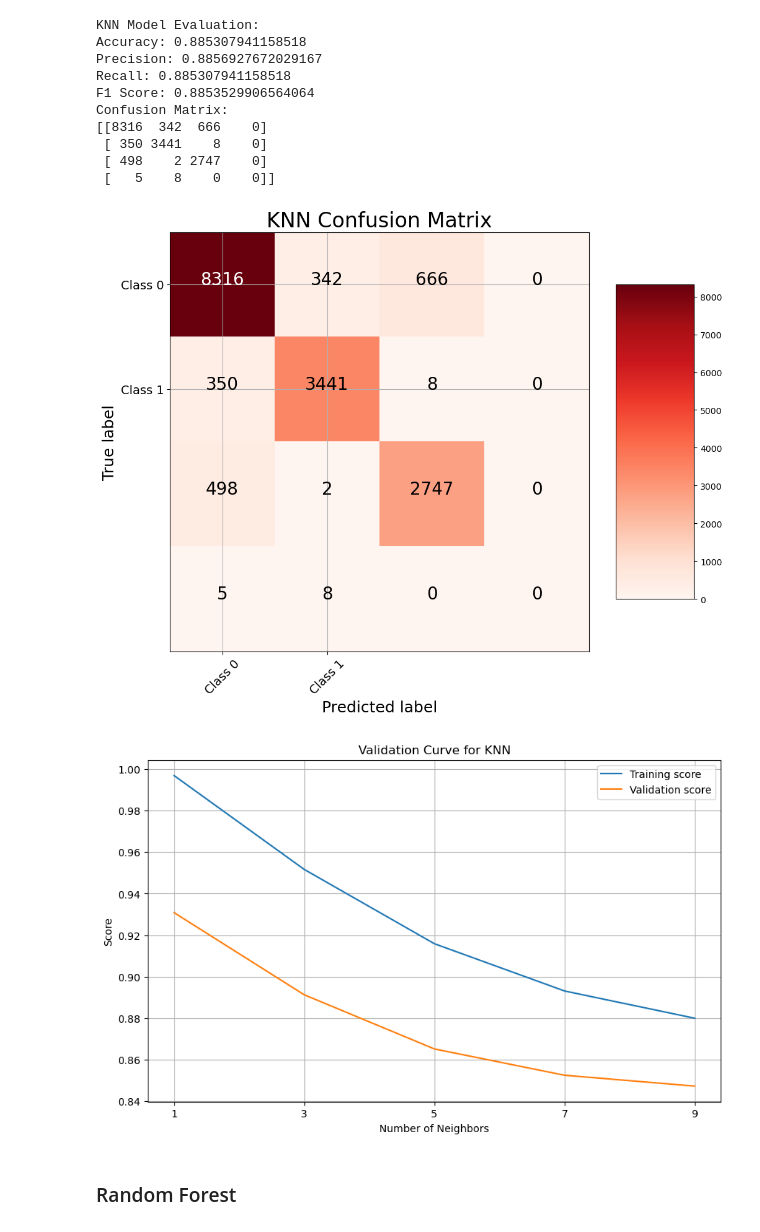
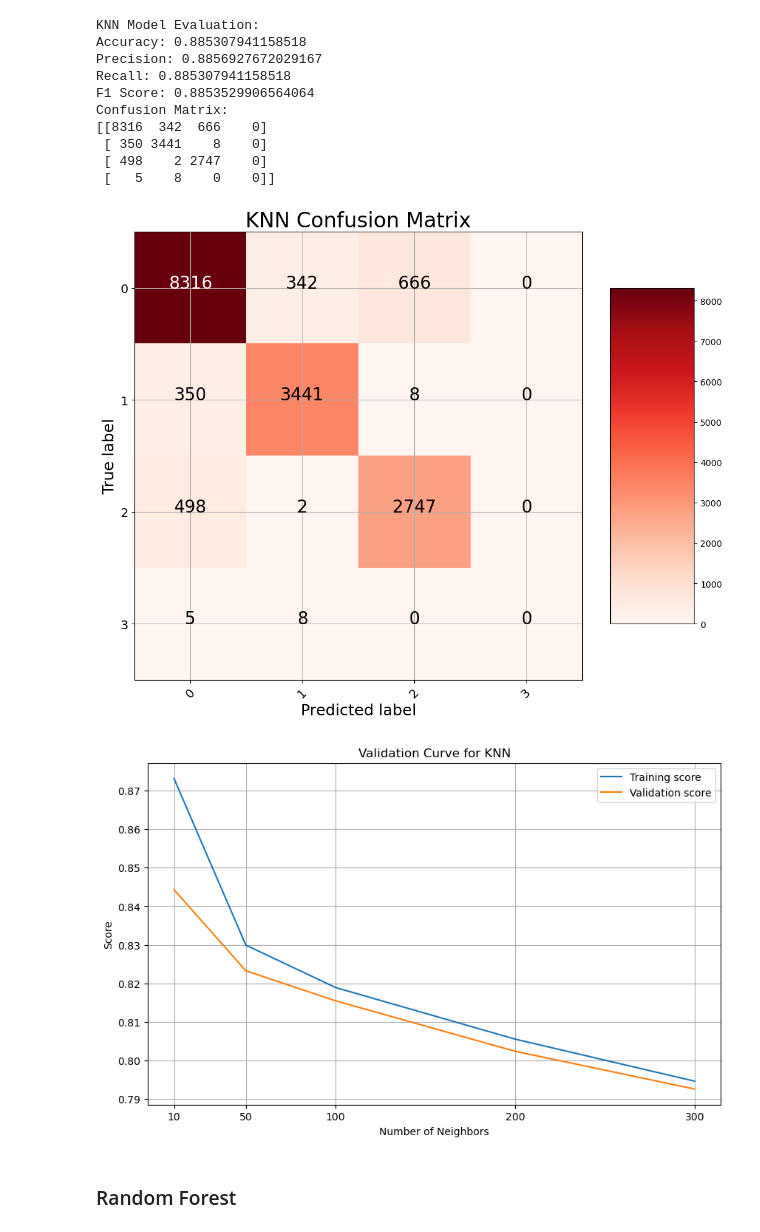
Before and after one commit to tamirisrd/ML_CA1, a Jupyter notebook: TamirisRodriguesDuarte_ML_CA1.ipynb, the cells around one changed output. Drawn from its saved outputs; the diff is of its cells as text; code cells hidden in the pictures.

```diff
--- a/TamirisRodriguesDuarte_ML_CA1.ipynb
+++ b/TamirisRodriguesDuarte_ML_CA1.ipynb
@@ -250,42 +280,44 @@ Confusion Matrix:
  [ 498    2 2747    0]
  [   5    8    0    0]]
 # %%
+# KNN Confusion matrix
+
 def plot_confusion_matrix(cm, classes,
                           normalize=False,
                           title='Confusion matrix',
                           cmap=plt.cm.Reds):
     plt.figure(figsize=(10, 10))
     plt.imshow(cm, interpolation='nearest', cmap=cmap)
     plt.title(title, size=24)
     plt.colorbar(aspect=4)
     tick_marks = np.arange(len(classes))
     plt.xticks(tick_marks, classes, rotation=45, size=14)
     plt.yticks(tick_marks, classes, size=14)
 
     fmt = '.2f' if normalize else 'd'
     thresh = cm.max() / 2.
 
     # Labeling the plot
     for i, j in itertools.product(range(cm.shape[0]), range(cm.shape[1])):
         plt.text(j, i, format(cm[i, j], fmt), fontsize=20,
                  horizontalalignment="center",
                  color="white" if cm[i, j] > thresh else "black")
 
     plt.grid(None)
     plt.tight_layout()
     plt.ylabel('True label', size=18)
     plt.xlabel('Predicted label', size=18)
 
 # Plot KNN confusion matrix
-plot_confusion_matrix(conf_matrix_knn, classes=['Class 0', 'Class 1'], title='KNN Confusion Matrix')
+plot_confusion_matrix(conf_matrix_knn, classes=['0', '1', '2', '3'], title='KNN Confusion Matrix')
 plt.show()
 # %% [output]
-[figure, old version]
+[figure, new version]
 # %%
 # Validation Curve KNN
 
 # Define the range of values for the hyperparameter
-param_range = [1, 3, 5, 7, 9]
+param_range = [10, 50, 100, 200, 300]
 
 # Compute training and validation scores for different values of n_neighbors
 train_scores, test_scores = validation_curve(
@@ -304,7 +336,7 @@ plt.legend()
 plt.grid(True)
 plt.show()
 # %% [output]
-[figure, old version]
+[figure, new version]
 # %% [markdown]
 ### Random Forest
 # %%
```
Also changed, not shown: parts of 21 cells of this notebook.
